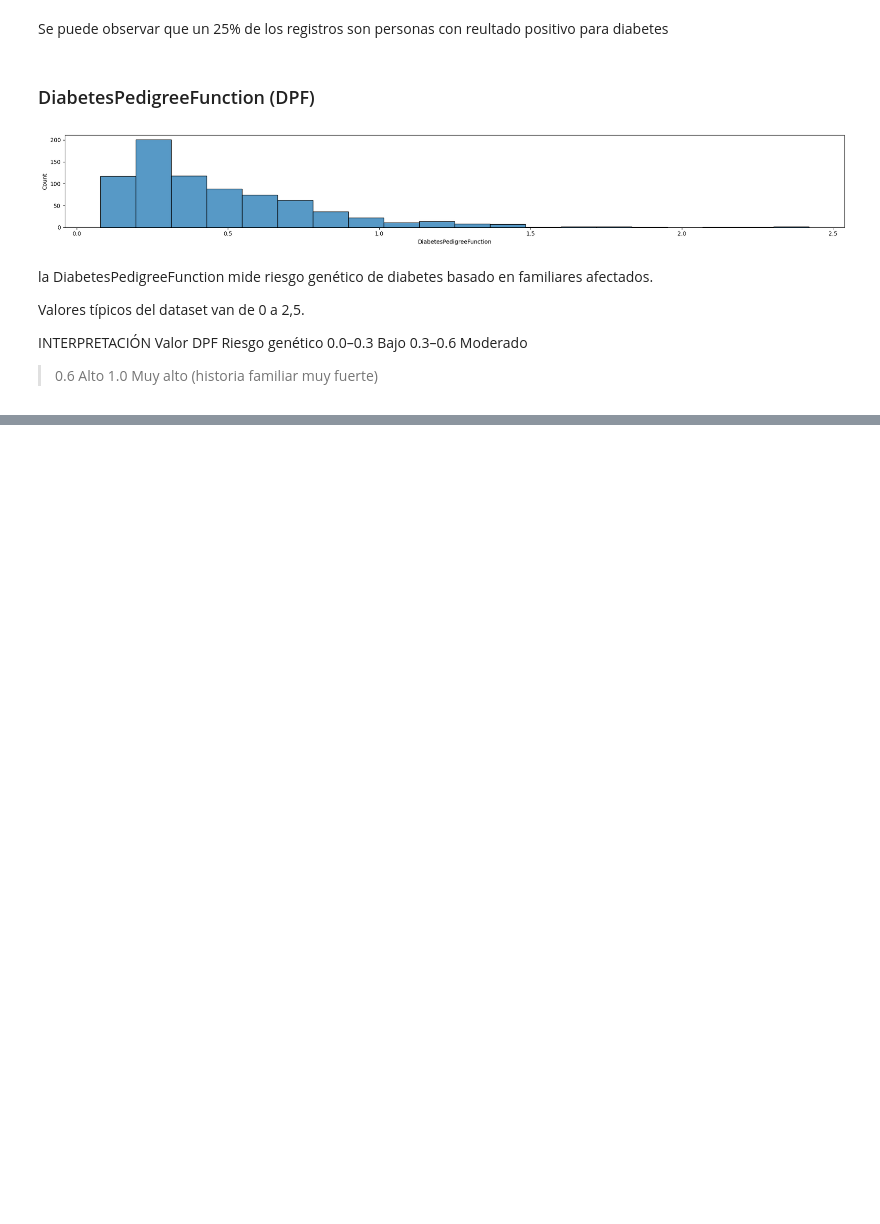
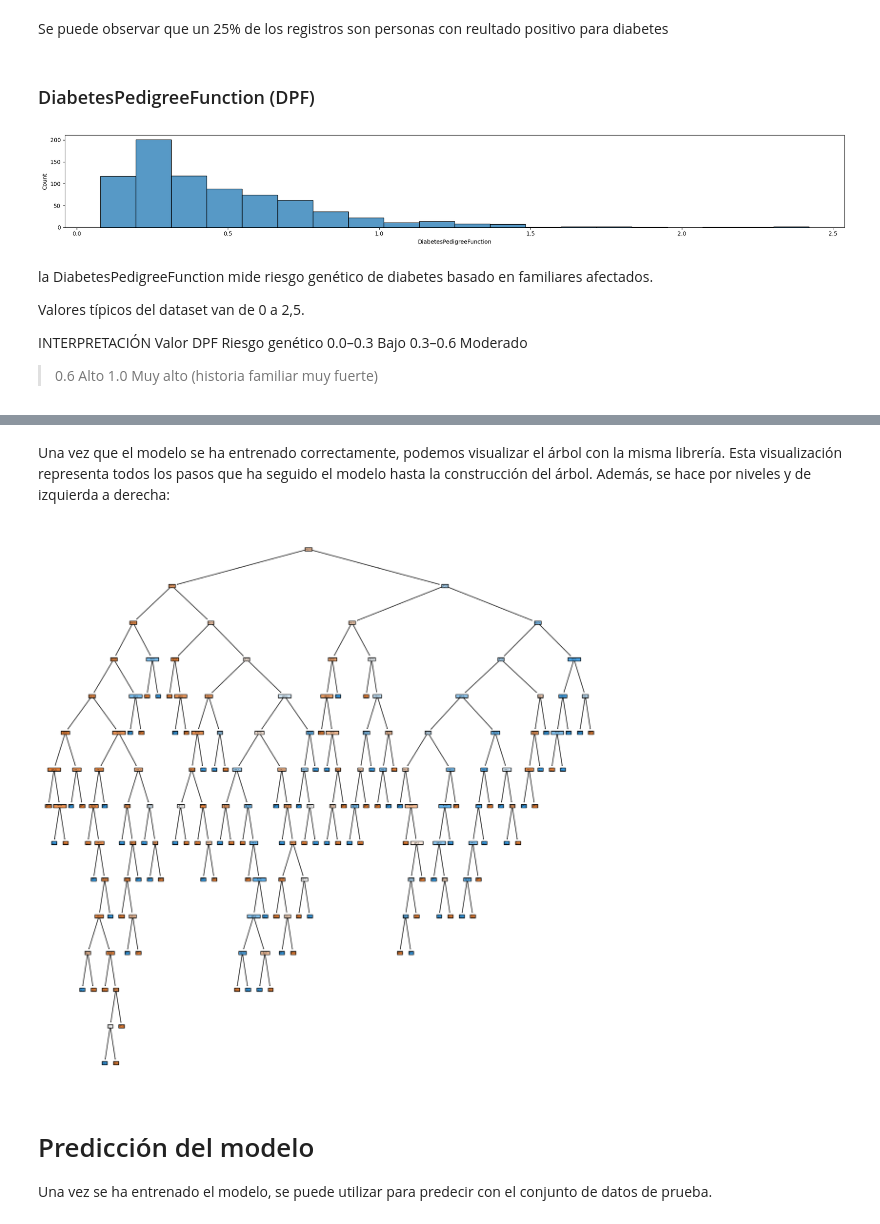
Before and after one commit to Betaniammc/streamlit, a Jupyter notebook: src/04-arboles-diabetes.ipynb, the cells around one changed output, grey strips where cells are left out. Drawn from its saved outputs; the diff is of its cells as text; code cells hidden in the pictures; blank space fills up the shorter version.

```diff
--- a/src/04-arboles-diabetes.ipynb
+++ b/src/04-arboles-diabetes.ipynb
@@ -368,0 +444,10 @@ Valor DPF	Riesgo genético
+# %%
+# Dividimos el conjunto de datos en muestras de train y test
+X = df.drop("Outcome", axis=1)
+y = df["Outcome"]
+
+# Instancia de: from sklearn.model_selection import train_test_split
+X_train, X_test, y_train, y_test = train_test_split(X,
+                                                    y,
+                                                    test_size=0.2,
+                                                    random_state=18)
@@ -368,0 +465,14 @@ Valor DPF	Riesgo genético
+# %% [markdown]
+Una vez que el modelo se ha entrenado correctamente, podemos visualizar el árbol con la misma librería. Esta visualización representa todos los pasos que ha seguido el modelo hasta la construcción del árbol. Además, se hace por niveles y de izquierda a derecha:
+# %%
+fig = plt.figure(figsize=(15,15))
+
+tree.plot_tree(model, feature_names = list(X_train.columns), class_names = ["0", "1"], filled = True)
+
+plt.show()
+# %% [output]
+[figure, added]
+# %% [markdown]
+# Predicción del modelo
+
+Una vez se ha entrenado el modelo, se puede utilizar para predecir con el conjunto de datos de prueba.
```
Also changed, not shown: parts of 22 cells of this notebook, 2 other files.
